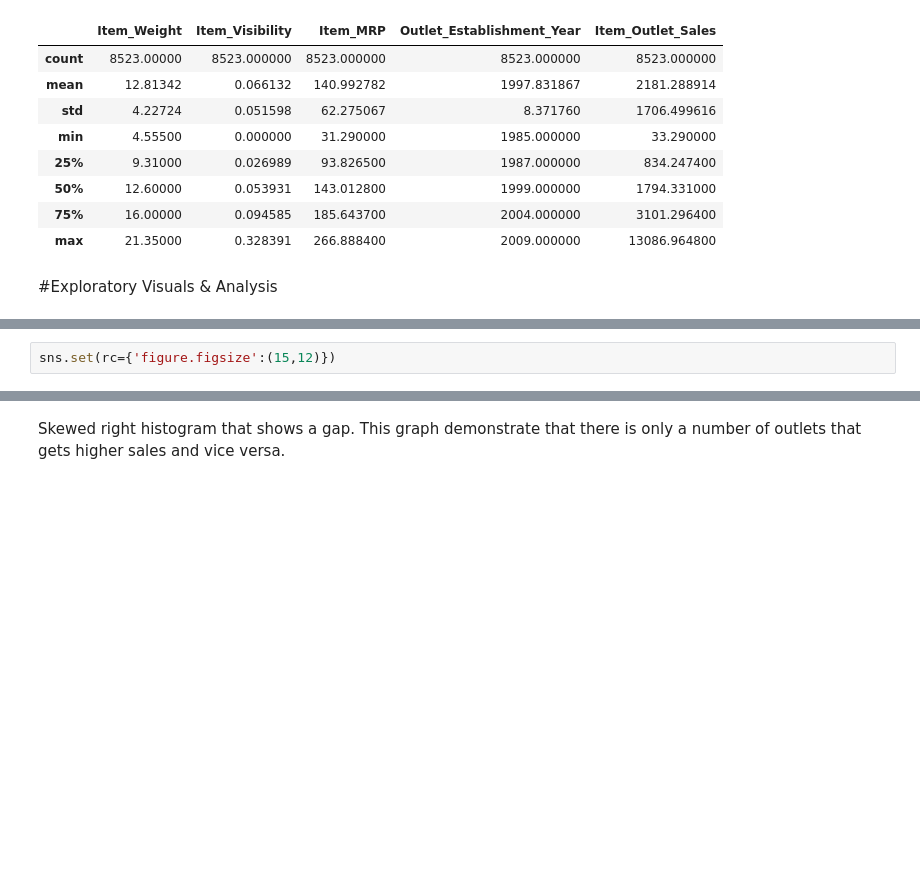
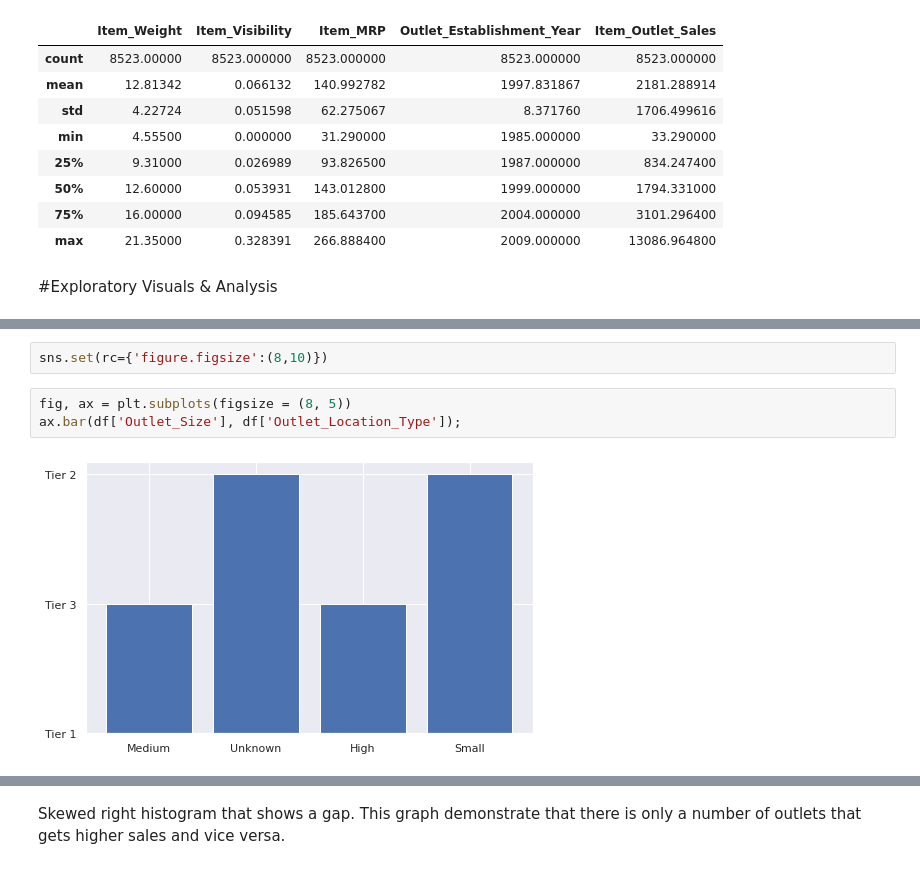
Before and after one commit to juDEcorous/Realization-of-Bargain-Depot-Sales, a Jupyter notebook: Project_Sales_Prediction.ipynb, the cells around one changed output, grey strips where cells are left out. Drawn from its saved outputs; the diff is of its cells as text; blank space fills up the shorter version.

```diff
--- a/Project_Sales_Prediction.ipynb
+++ b/Project_Sales_Prediction.ipynb
@@ -456,2 +466,7 @@ df.describe(include="number")
 # %%
-sns.set(rc={'figure.figsize':(15,12)})
+sns.set(rc={'figure.figsize':(8,10)})
+# %%
+fig, ax = plt.subplots(figsize = (8, 5))
+ax.bar(df['Outlet_Size'], df['Outlet_Location_Type']);
+# %% [output]
+[figure, added]
```
Also changed, not shown: parts of 14 cells of this notebook.
